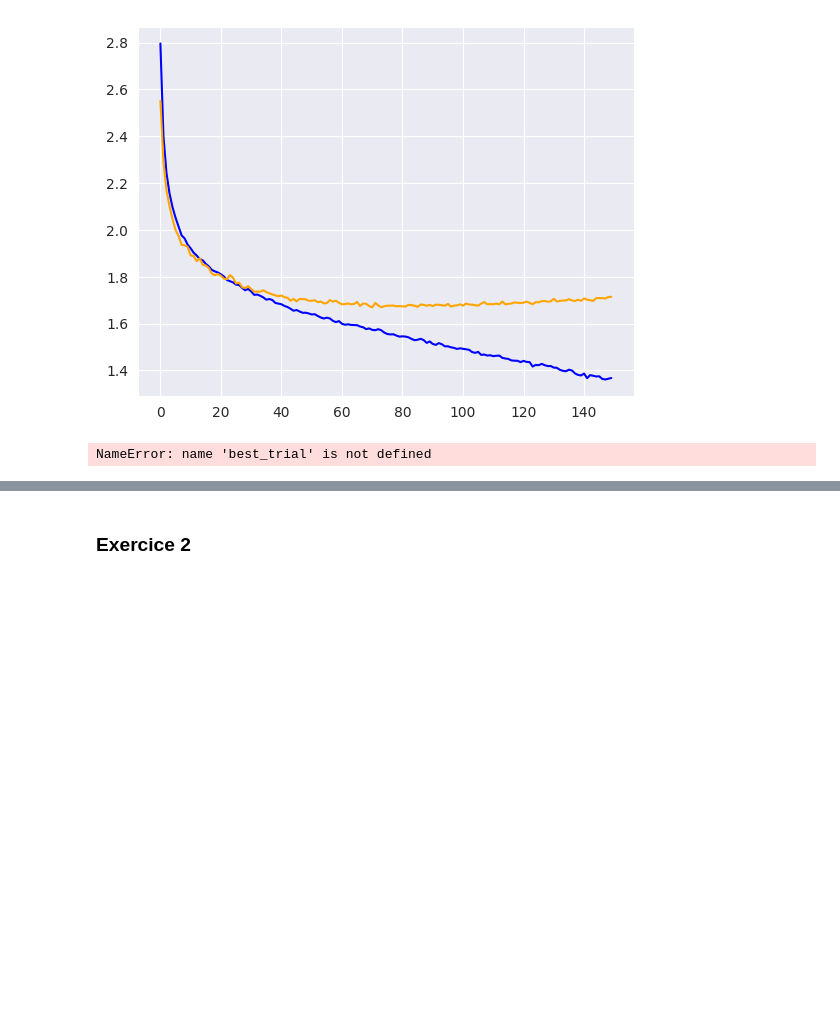
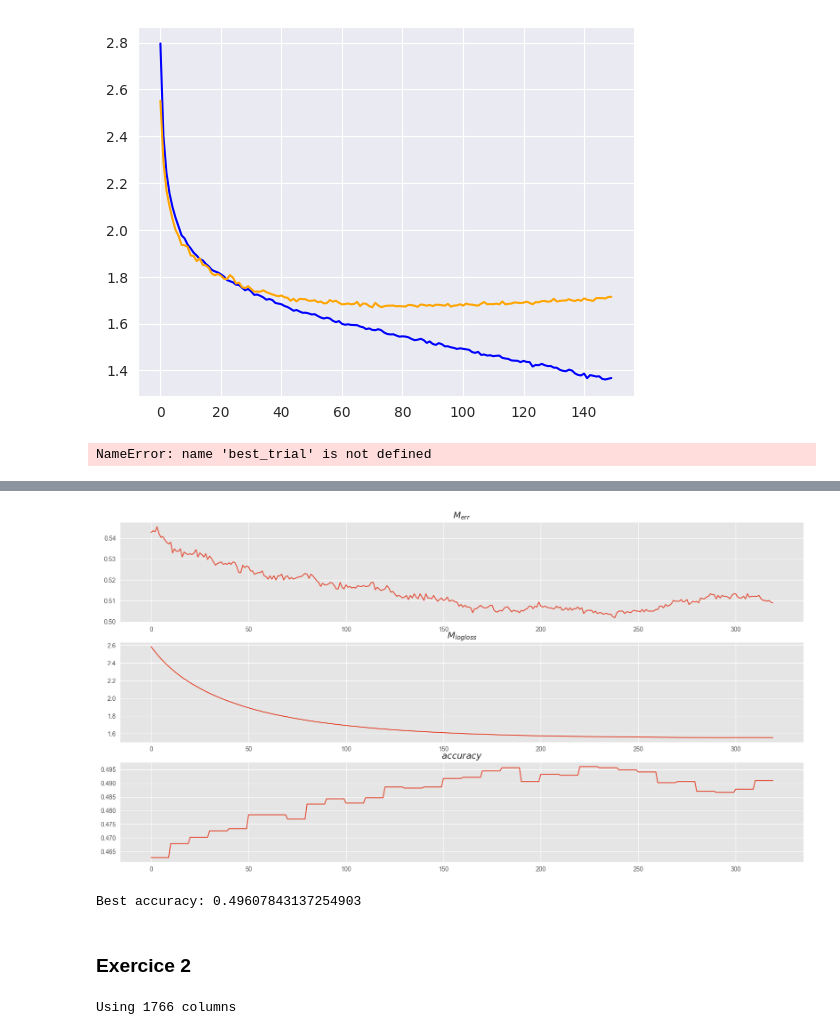
Before and after one commit to 21repierre/projet_sdata, a Jupyter notebook: main.ipynb, the cells around one changed output, grey strips where cells are left out. Cells and saved outputs as stored; diff of their text form; code cells hidden in the pictures; blank space fills up the shorter version.

```diff
--- a/main.ipynb
+++ b/main.ipynb
@@ -500,20 +531,15 @@ config = {
     "n2": tune.choice(np.arange(1, 4096, 1)),
     "n3": tune.choice(np.arange(1, 4096, 1)),
     "n4": tune.choice(np.arange(1, 4096, 1)),
-    #"n5": tune.choice(np.arange(1, 1000, 1)),
+    "n5": tune.choice(np.arange(1, 1000, 1)),
     "p1": tune.choice(np.linspace(0, 1, 100)),
     "p2": tune.choice(np.linspace(0, 1, 100)),
     "p3": tune.choice(np.linspace(0, 1, 100)),
     "p4": tune.choice(np.linspace(0, 1, 100)),
-    #"p5": tune.choice(np.linspace(0, 1, 50)),
-    # "n2": tune.choice([1]),
-    # "n3": tune.choice([1]),
-    # "p1": tune.choice([1]),
-    # "p2": tune.choice([1]),
-    # "p3": tune.choice([1]),
+    "p5": tune.choice(np.linspace(0, 1, 50)),
     "lr": tune.loguniform(1e-5, 1e-2),
     "batch_size": tune.choice([256, 512, 1024, 2048]),
-    'model': NeuralNetwork,
+    'model': tune.choice([NeuralNetwork, MusicGenreClassifier]),
     'loss_fn': torch.nn.CrossEntropyLoss,
     'loader': load_data_genre
 }
@@ -526,9 +552,9 @@ scheduler = ASHAScheduler(
 )
 result = tune.run(
     partial(train_genre, SHOW_BAR=False),
-    resources_per_trial={"cpu": 4, "gpu": 0},
+    resources_per_trial={"cpu": 16, "gpu": 1},
     config=config,
-    num_samples=1,
+    num_samples=2,
     scheduler=scheduler,
     progress_reporter=JupyterNotebookReporter()
 )
@@ -572,0 +687,33 @@ NameError: name 'best_trial' is not defined
+# %%
+b = best_trial.metrics['model'] if best_trial is not None else None
+merrs = []
+mloglosss = []
+accs = []
+# %%
+from tqdm.notebook import trange
+
+for _ in trange(16):
+    b, acc, res = train_boost_genre({
+        'params': best_trial.config['params'],
+        "early_stopping_rounds": best_trial.config['early_stopping_rounds'],
+        'model': b
+    })
+    merrs.extend(res['eval']['merror'])
+    mloglosss.extend(res['eval']['mlogloss'])
+    accs.extend([acc] * len(res['eval']['mlogloss']))
+fig = plt.figure(figsize=(20, 10))
+fig.add_subplot(3, 1, 1)
+plt.plot(merrs)
+plt.title('$M_{err}$')
+fig.add_subplot(3, 1, 2)
+plt.plot(mloglosss)
+plt.title('$M_{logloss}$')
+fig.add_subplot(3, 1, 3)
+plt.plot(accs)
+plt.title('$accuracy$')
+plt.show()
+
+print(f"Best accuracy: {max(accs)}")
+# %% [output]
+[figure, added]
+Best accuracy: 0.49607843137254903
@@ -574,10 +730,14 @@ NameError: name 'best_trial' is not defined
 ### Exercice 2
 # %%
 import datetime
-
+import ast
 import numpy as np
 import pandas
 import hashlib
+
+import warnings
+
+warnings.simplefilter(action='ignore', category=pandas.errors.PerformanceWarning)
 
 dataset = pandas.read_csv("dataset/spotify_dataset_subset.csv")
 
@@ -601,4 +761,12 @@ for i, date in enumerate(dataset['release_date']):
         print(date)
     dataset.loc[i, 'artist_id'] = int.from_bytes(hashlib.sha256(dataset.loc[i, 'artist_name'].encode()).digest(), 'big')
 
-print(dataset.columns)
+    # genres
+    #print(dataset.loc[i, 'genres'])
+    genres = ast.literal_eval(dataset.loc[i, 'genres'])
+    for genre in genres:
+        dataset.loc[i, f"genre_{genre.lower().replace(' ', '_')}"] = 1
+dataset.replace(np.nan, 0, inplace=True)
+print(f"Using {len(dataset.columns)} columns")
+# %% [output]
+Using 1766 columns
```
Also changed, not shown: parts of 16 cells of this notebook, 2 other files.
